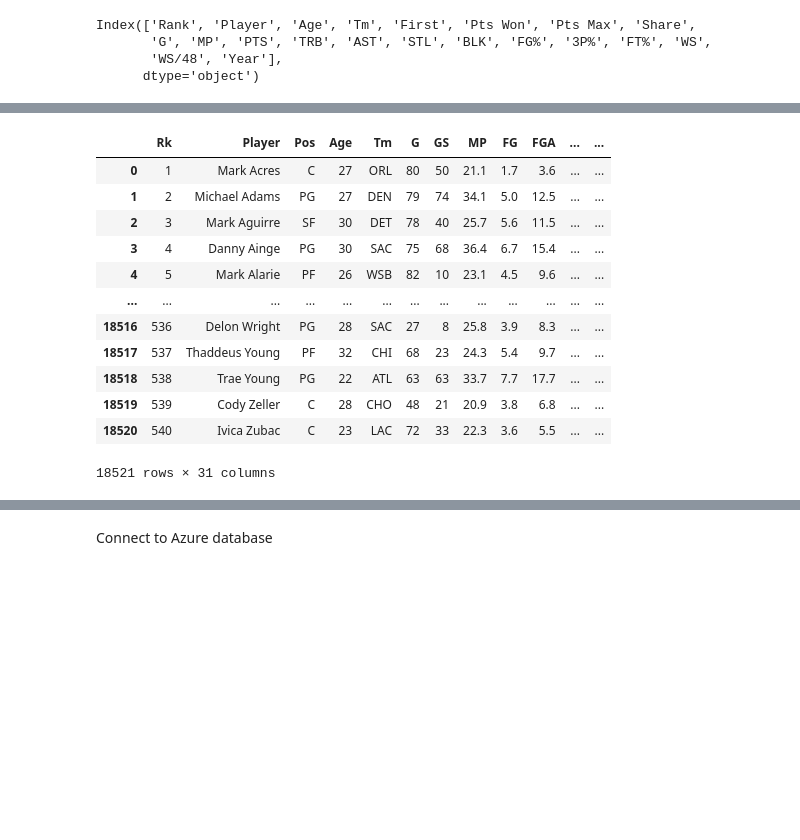
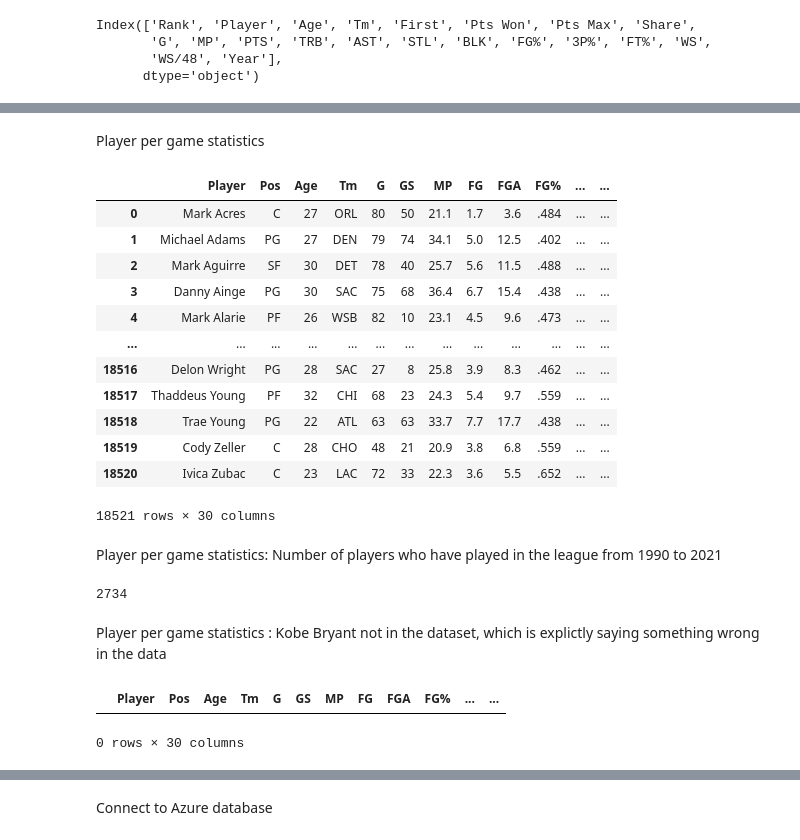
Before and after one commit to brownyu/Predicting_NBA_MVP, a Jupyter notebook: Predicting_NBA_MVP.ipynb, the cells around one changed output, grey strips where cells are left out. Cells and saved outputs as stored; diff of their text form; code cells hidden in the pictures; blank space fills up the shorter version.

Commit message:
Cleaning data and push first table to Azure

```diff
--- a/Predicting_NBA_MVP.ipynb
+++ b/Predicting_NBA_MVP.ipynb
@@ -230,18 +320,33 @@ Index(['Rank', 'Player', 'Age', 'Tm', 'First', 'Pts Won', 'Pts Max', 'Share',
+# %% [markdown]
+Player per game statistics
 # %%
 player_per_game_stats=pd.read_csv("player_per_game_stats.csv")
-player_per_game_stats=player_per_game_stats.drop("Unnamed: 0",axis=1)
+player_per_game_stats=player_per_game_stats.drop(["Unnamed: 0",'Rk'],axis=1)
 player_per_game_stats
 # %% [output]
-|  | Rk | Player | Pos | Age | Tm | G | GS | MP | FG | FGA | ... | ... |
-| 0 | 1 | Mark Acres | C | 27 | ORL | 80 | 50 | 21.1 | 1.7 | 3.6 | ... | ... |
-| 1 | 2 | Michael Adams | PG | 27 | DEN | 79 | 74 | 34.1 | 5.0 | 12.5 | ... | ... |
-| 2 | 3 | Mark Aguirre | SF | 30 | DET | 78 | 40 | 25.7 | 5.6 | 11.5 | ... | ... |
-| 3 | 4 | Danny Ainge | PG | 30 | SAC | 75 | 68 | 36.4 | 6.7 | 15.4 | ... | ... |
-| 4 | 5 | Mark Alarie | PF | 26 | WSB | 82 | 10 | 23.1 | 4.5 | 9.6 | ... | ... |
+|  | Player | Pos | Age | Tm | G | GS | MP | FG | FGA | FG% | ... | ... |
+| 0 | Mark Acres | C | 27 | ORL | 80 | 50 | 21.1 | 1.7 | 3.6 | .484 | ... | ... |
+| 1 | Michael Adams | PG | 27 | DEN | 79 | 74 | 34.1 | 5.0 | 12.5 | .402 | ... | ... |
+| 2 | Mark Aguirre | SF | 30 | DET | 78 | 40 | 25.7 | 5.6 | 11.5 | .488 | ... | ... |
+| 3 | Danny Ainge | PG | 30 | SAC | 75 | 68 | 36.4 | 6.7 | 15.4 | .438 | ... | ... |
+| 4 | Mark Alarie | PF | 26 | WSB | 82 | 10 | 23.1 | 4.5 | 9.6 | .473 | ... | ... |
 | ... | ... | ... | ... | ... | ... | ... | ... | ... | ... | ... | ... | ... |
-| 18516 | 536 | Delon Wright | PG | 28 | SAC | 27 | 8 | 25.8 | 3.9 | 8.3 | ... | ... |
-| 18517 | 537 | Thaddeus Young | PF | 32 | CHI | 68 | 23 | 24.3 | 5.4 | 9.7 | ... | ... |
-| 18518 | 538 | Trae Young | PG | 22 | ATL | 63 | 63 | 33.7 | 7.7 | 17.7 | ... | ... |
-| 18519 | 539 | Cody Zeller | C | 28 | CHO | 48 | 21 | 20.9 | 3.8 | 6.8 | ... | ... |
-| 18520 | 540 | Ivica Zubac | C | 23 | LAC | 72 | 33 | 22.3 | 3.6 | 5.5 | ... | ... |
+| 18516 | Delon Wright | PG | 28 | SAC | 27 | 8 | 25.8 | 3.9 | 8.3 | .462 | ... | ... |
+| 18517 | Thaddeus Young | PF | 32 | CHI | 68 | 23 | 24.3 | 5.4 | 9.7 | .559 | ... | ... |
+| 18518 | Trae Young | PG | 22 | ATL | 63 | 63 | 33.7 | 7.7 | 17.7 | .438 | ... | ... |
+| 18519 | Cody Zeller | C | 28 | CHO | 48 | 21 | 20.9 | 3.8 | 6.8 | .559 | ... | ... |
+| 18520 | Ivica Zubac | C | 23 | LAC | 72 | 33 | 22.3 | 3.6 | 5.5 | .652 | ... | ... |
-18521 rows × 31 columns
+18521 rows × 30 columns
+# %% [markdown]
+Player per game statistics: Number of players who have played in the league from 1990 to 2021
+# %%
+player_per_game_stats['Player'].nunique()
+# %% [output]
+2734
+# %% [markdown]
+Player per game statistics : Kobe Bryant not in the dataset, which is explictly saying something wrong in the data
+# %%
+player_per_game_stats[player_per_game_stats['Player']=="Kobe Bryant"]
+# %% [output]
+|  | Player | Pos | Age | Tm | G | GS | MP | FG | FGA | FG% | ... | ... |
+0 rows × 30 columns
```
Also changed, not shown: parts of 58 cells of this notebook.
